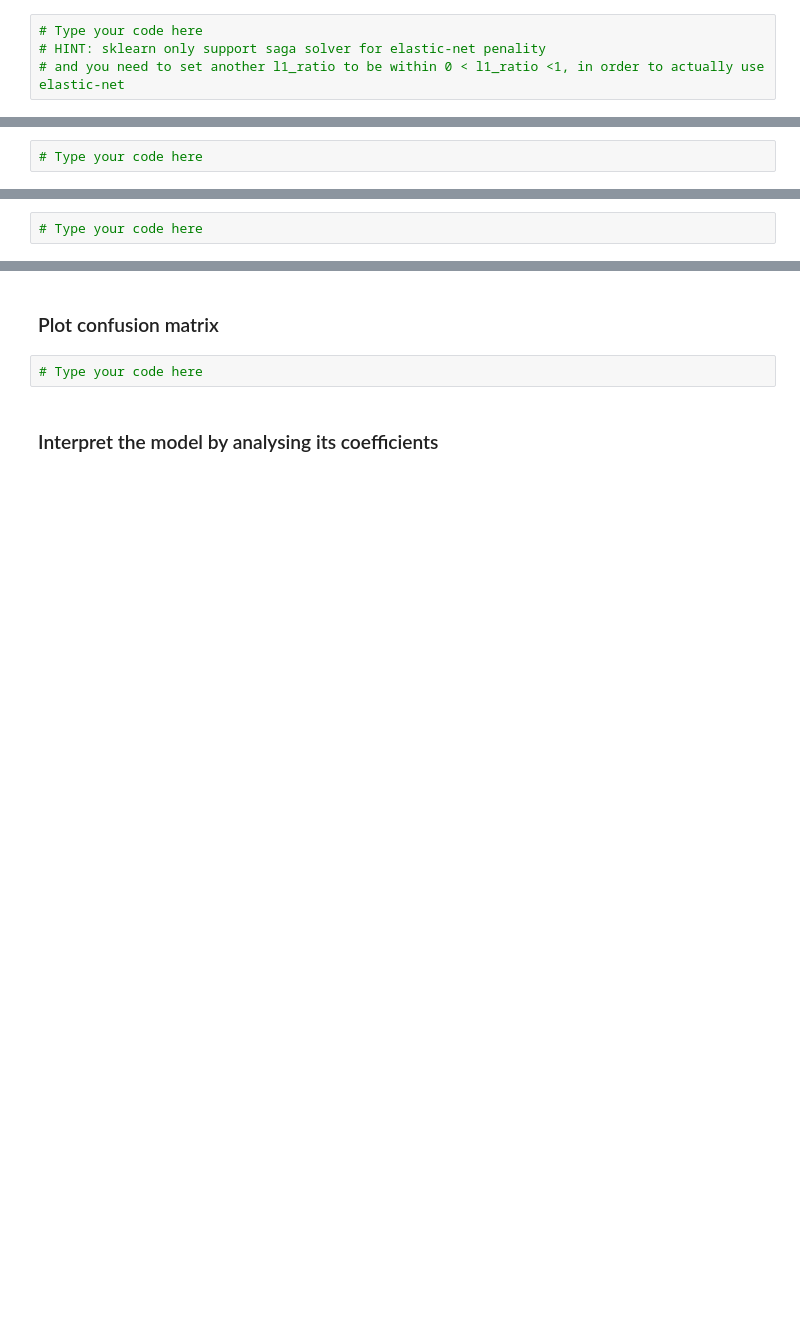
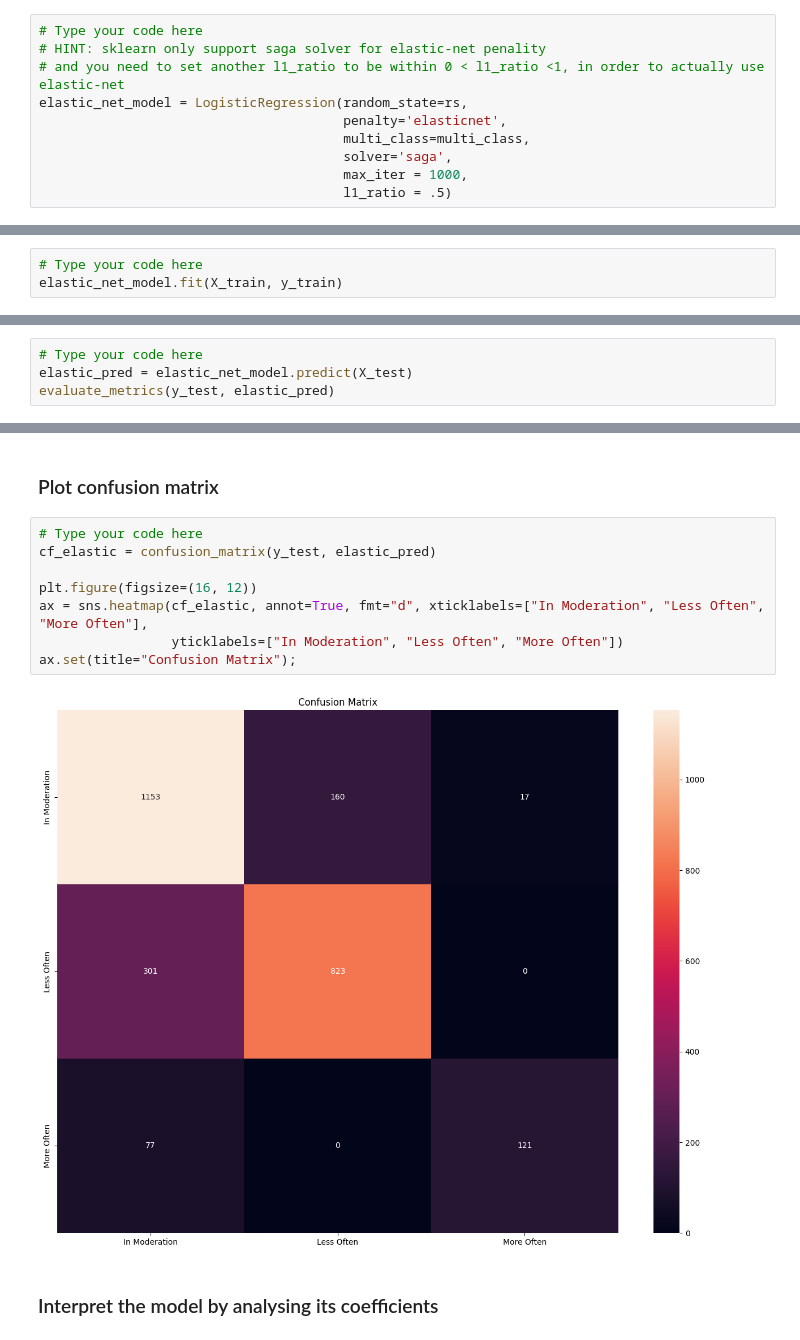
Before and after one commit to mzaoualim/Coursera_IBM_Machine_Learning_Professional_Certificate, a Jupyter notebook: supervised-machine-learning-classification/lab_jupyter_logistic_regression.ipynb, the cells around one changed output, grey strips where cells are left out. Saved outputs shown, nothing was run; the diff lists cells and outputs as text; blank space fills up the shorter version.

```diff
--- a/supervised-machine-learning-classification/lab_jupyter_logistic_regression.ipynb
+++ b/supervised-machine-learning-classification/lab_jupyter_logistic_regression.ipynb
@@ -296,7 +417,14 @@ Now, it's your turn to walk through the end-to-end process of defining, building
 # Type your code here
 # HINT: sklearn only support saga solver for elastic-net penality
 # and you need to set another l1_ratio to be within 0 < l1_ratio <1, in order to actually use elastic-net
+elastic_net_model = LogisticRegression(random_state=rs,
+                                       penalty='elasticnet',
+                                       multi_class=multi_class,
+                                       solver='saga',
+                                       max_iter = 1000,
+                                       l1_ratio = .5)
 # %% [markdown]
 ### Train the model with training data
 # %%
 # Type your code here
+elastic_net_model.fit(X_train, y_train)
@@ -304,3 +435,5 @@ Now, it's your turn to walk through the end-to-end process of defining, building
 ### Evaluate the model using accuracy, precision, recall, and F1score
 # %%
 # Type your code here
+elastic_pred = elastic_net_model.predict(X_test)
+evaluate_metrics(y_test, elastic_pred)
@@ -307,6 +445,14 @@ Now, it's your turn to walk through the end-to-end process of defining, building
 # %% [markdown]
 ### Plot confusion matrix
-# %%
-# Type your code here
+# %%
+# Type your code here
+cf_elastic = confusion_matrix(y_test, elastic_pred)
+
+plt.figure(figsize=(16, 12))
+ax = sns.heatmap(cf_elastic, annot=True, fmt="d", xticklabels=["In Moderation", "Less Often", "More Often"],
+                 yticklabels=["In Moderation", "Less Often", "More Often"])
+ax.set(title="Confusion Matrix");
+# %% [output]
+[figure, added]
 # %% [markdown]
 ### Interpret the model by analysing its coefficients
```
Also changed, not shown: parts of 24 cells of this notebook.
